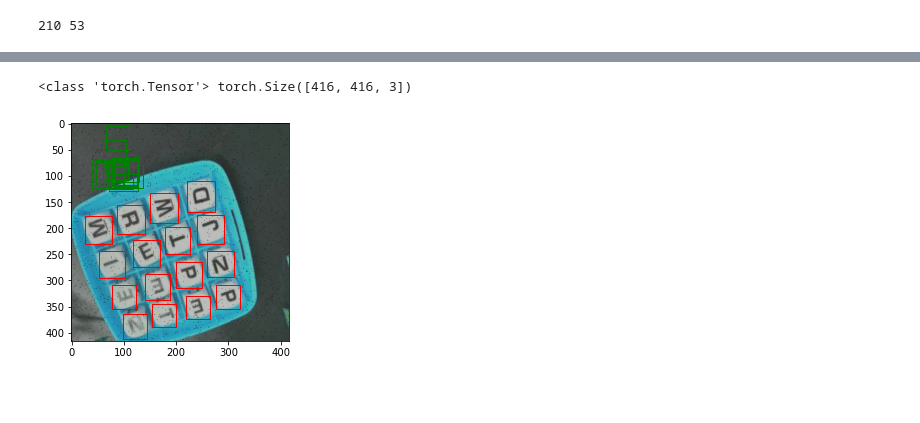
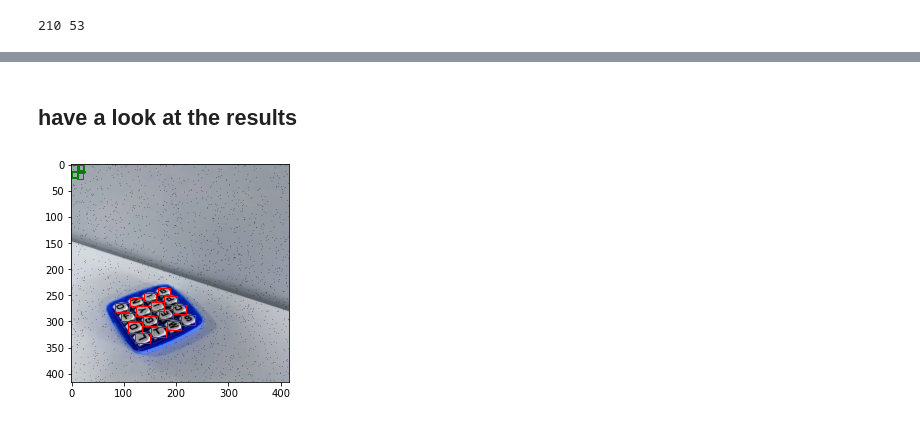
Before and after one commit to gdubbs100/boggle_player, a Jupyter notebook: boggle_training.ipynb, the cells around one changed output, grey strips where cells are left out. Drawn from its saved outputs; the diff is of its cells as text; code cells hidden in the pictures; blank space fills up the shorter version.

```diff
--- a/boggle_training.ipynb
+++ b/boggle_training.ipynb
@@ -113,5 +33,5 @@ def plotBB(image_key, all_data, format = 'coco'):
 # %%
 # get raw data
-raw_data = getData(_files, DATA_DIR)
+raw_data = data_utils.getData(_files, DATA_DIR)
 # %%
 # plot some data with bounding boxes:
@@ -431,7 +238,19 @@ ax.set_xscale('log')
 # %%
-net = ObjectDetector(16)
-criterion = nn.MSELoss()
-optimizer = optim.Adam(net.parameters(), lr = 0.001)
-model_results = train_and_validate(net, 3, trainDL, testDL, criterion, optimizer, k = 10)
-pd.DataFrame(model_results).plot()
+
+
+
+
+
+# ## DIST IOU LOSS
+# criterion = distance_box_iou_loss
+# criterion_handler = lambda pred, actual: criterion(pred.view(-1, 4), actual.view(-1, 4), reduction = 'sum')
+## L1 LOSS
+criterion = nn.SmoothL1Loss()
+criterion_handler = lambda pred, actual: criterion(pred, torch.flatten(actual, 1))
+
+net1 = ObjectDetectorROI(16)#ObjectDetector(16)
+
+optimizer = optim.Adam(net1.parameters(), lr = LR, weight_decay=WD)
+model_results1 = train_and_validate(net1, 10, trainDL, testDL, criterion_handler, optimizer, k = 5)
+pd.DataFrame(model_results1).plot();
 # %% [output]
@@ -467,3 +515,5 @@ validation loss: 20187.922
+# %% [markdown]
+## have a look at the results
 # %%
-# k = iter(testFiles)
-k = iter(trainFiles)
+k = iter(testFiles)
+# k = iter(trainFiles)
@@ -518,7 +520,8 @@ def plotODResults(img, bbox, net = False, prediction = False):
 # %%
 img, _, bbox = next(k)
 
-plotODResults(img[None, : ], bbox, net, prediction = True)
+plotODResults(img[None, : ], bbox, net1, prediction = True)
+# plotODResults(img[None, : ], bbox, net4, prediction = True)
+# plotODResults(img[None, : ], bbox, net3, prediction = True)
 # %% [output]
-<class 'torch.Tensor'> torch.Size([416, 416, 3])
-[figure, old version]
+[figure, new version]
```
Also changed, not shown: parts of 39 cells of this notebook, 4 other files.
